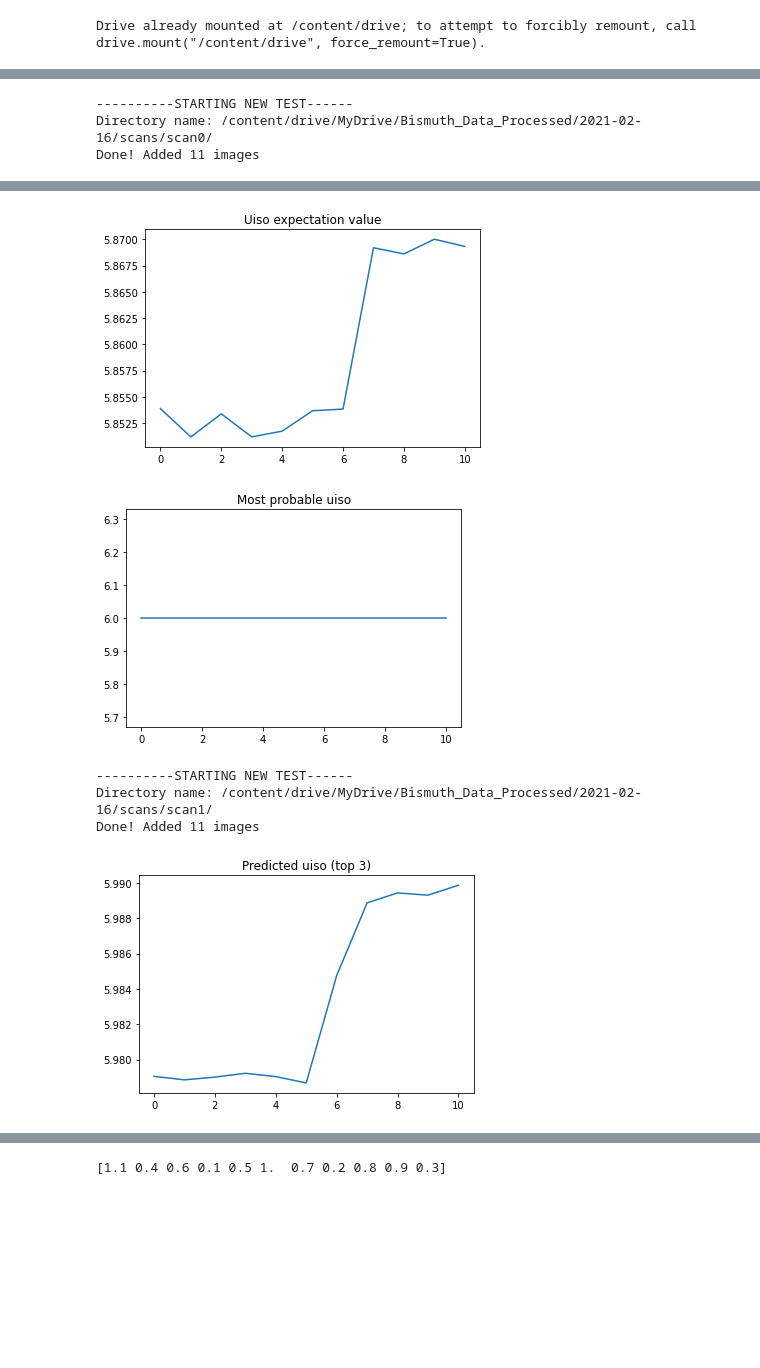
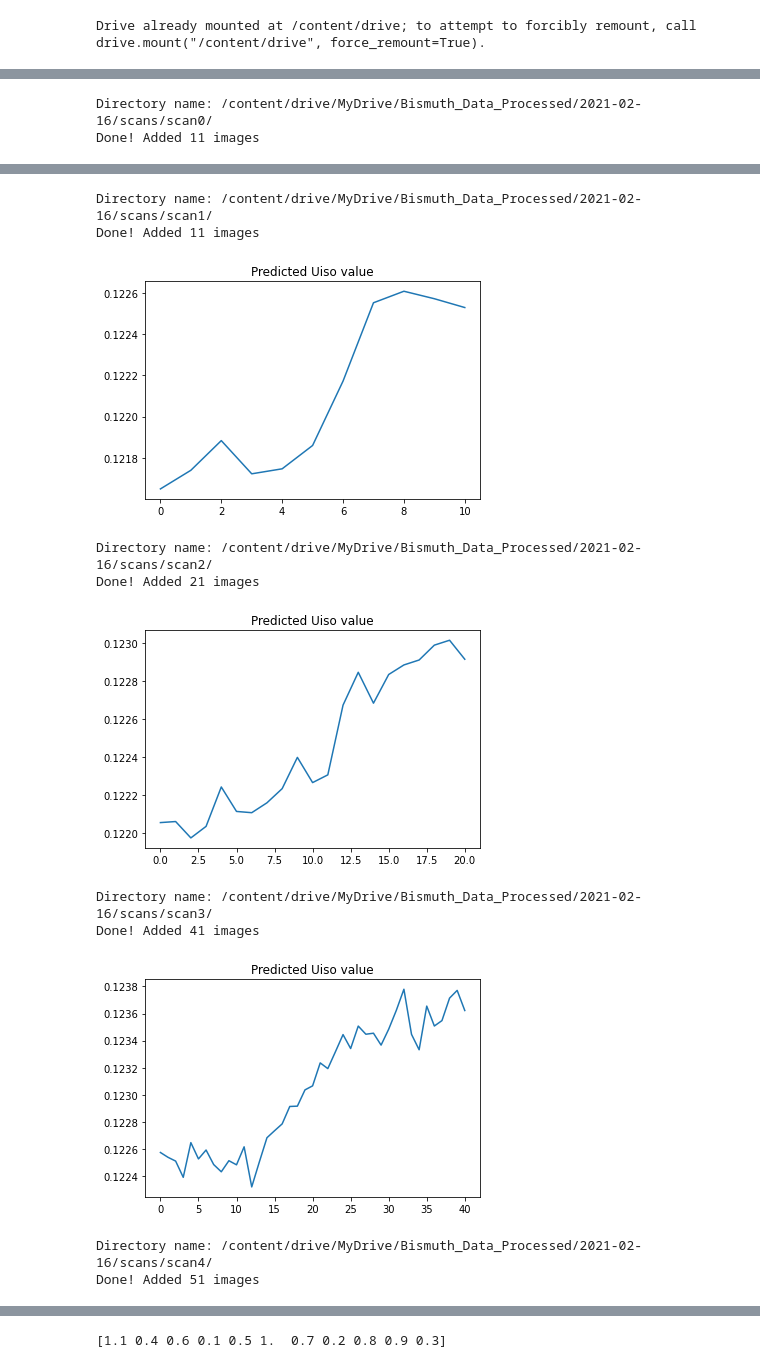
Before and after one commit to dhruv-sirohi/Miller-Lab-UED, a Jupyter notebook: Project 1: Synthetic Data Classification/Bismuth_CrystalMaker_Script.ipynb, the cells around one changed output, grey strips where cells are left out. Cells and saved outputs as stored; diff of their text form; code cells hidden in the pictures; blank space fills up the shorter version.

```diff
--- a/Project 1: Synthetic Data Classification/Bismuth_CrystalMaker_Script.ipynb
+++ b/Project 1: Synthetic Data Classification/Bismuth_CrystalMaker_Script.ipynb
@@ -274,7 +269,7 @@ for i in range(0,8):
 X,Y = zip(*images)
 
 X_array = np.array(X).reshape(-1,int(resolution),int(resolution),1)
-Y_array = np.array(Y).reshape(-1,11)
+Y_array = np.array(Y).reshape(-1,1)
 
 #Array shape is checked to ensure they are of equal length and of correct size
 print(X_array.shape)
@@ -321,23 +311,38 @@ model.compile(optimizer=opt, loss='categorical_crossentropy', metrics=['accuracy
 # %%
+#Building and compiling CNN
+
+model = build_cnn_model()
+#model = load_model()
+print("Loaded model")
+#Defining a decaying learning rate
+lr_schedule = keras.optimizers.schedules.ExponentialDecay(
+  initial_learning_rate=0.001,
+  decay_steps=10000,
+  decay_rate=0.97)
+
+opt = keras.optimizers.Adam(learning_rate=lr_schedule)
+
+model.compile(optimizer=opt, loss='mse',  metrics=[linear_regression_equality])
+
 #Defining lists to store accuracy and loss values over the course of training
 accuracy_values = []
 validation_accuracy_values= []
 loss_values = []
 validation_loss_values = []
 
-EPOCHS = 15
+EPOCHS = 5#150
 
 #Training Neural Net
 for epoch in range(1,EPOCHS+1):
 
   history = model.fit(X_array,Y_array,batch_size=30,epochs=1,validation_split=0.1)
   #Storing accuracy and loss values
-  accuracy_values.append(history.history['accuracy'][0])
-  validation_accuracy_values.append(history.history['val_accuracy'][0])
+  accuracy_values.append(history.history['linear_regression_equality'][0])
+  validation_accuracy_values.append(history.history['val_linear_regression_equality'][0])
   loss_values.append(history.history['loss'][0])
   validation_loss_values.append(history.history['val_loss'][0])
 
-  if epoch % 3 == 0:
+  if epoch % 30 == 0:
     print("SAVING NETWORK")
     weights_file_name = "/content/drive/MyDrive/Bismuth_Data_Processed/CNN_weights_{}.ckpt".format(epoch)
     model.save_weights(weights_file_name)
@@ -353,5 +358,6 @@ ax1.legend()
 ax2 = f2.add_subplot(111)
 ax2.plot(loss_values, "-b",label = "train loss")
 ax2.plot(validation_loss_values, "-r",label = "test loss")
+ax2.set_ylim([0,validation_loss_values[2]])
 ax2.legend()
 # %% [output]
@@ -382,7 +374,7 @@ SAVING NETWORK
 
 def load_model():
   model = build_cnn_model()
-  model.load_weights("/content/drive/MyDrive/Bismuth_Data_Processed/CNN_weights_3.ckpt").expect_partial()
+  model.load_weights("/content/drive/MyDrive/Bismuth_Data_Processed/CNN_weights_150.ckpt").expect_partial()
   return model
 
 model = load_model()
@@ -418,13 +410,13 @@ data_dir = '/content/drive/MyDrive/Bismuth_Data_Processed/'
 for date in dates:
   date = "2021-02-" + str(date) + "/scans/scan"
   for i in dirs_to_open:
-    print("----------STARTING NEW TEST------")
+    #print("----------STARTING NEW TEST------")
     scan_num = str(i)#input("Which scan do you want to analyze?")
     dir_name = data_dir + date + scan_num + "/"
-    print("Directory name: "+dir_name)
     #for file in os.scandir(dir_name):
     #  print(file.path)
     if os.path.exists(dir_name):
+      print("Directory name: "+dir_name)
       file_name_array, data_dict = process_data(dir_name)
       file_name_array.sort()
       #print(file_name_array)
@@ -443,10 +435,18 @@ for date in dates:
         X_test_arr = np.expand_dims(np.array(X_test),-1)
 
         predictions = model.predict(X_test_arr)
+        reg_preds = []
+        for prediction in predictions:
+          reg_preds.append(prediction)
+        if len(reg_preds) > 1:
+          plt.plot(reg_preds)
+          plt.title("Predicted Uiso value")
+          plt.show()
+        """
         pred_vals = []
         max_pred = []
         max_pred_series_3 = []
-        one_hot_conversion_vector = np.array([0,1,2,3,4,5,6,7,8,9,10])
+        one_hot_conversion_vector = np.array([0.0,0.1,0.2,0.3,0.4,0.5,0.6,0.7,0.8,0.9,1.0])
         for prediction in predictions:
 
           index_list = np.argpartition(prediction, range(0,len(prediction)))[-3:]
@@ -473,9 +473,9 @@ for date in dates:
 
         #interesting, only see max pred go up for max fluence... (not apparent on this iteration)
         #if i train for many epochs, maybe it overfits because of relatively small basis of original data points in dataset, but uiso trend actually reverses
+        """
       except:
         print("Couldn't load")
 # %% [output]
-----------STARTING NEW TEST------
 Directory name: /content/drive/MyDrive/Bismuth_Data_Processed/2021-02-16/scans/scan0/
 Done! Added 11 images
@@ -483,6 +483,11 @@ Done! Added 11 images
+Directory name: /content/drive/MyDrive/Bismuth_Data_Processed/2021-02-16/scans/scan1/
+Done! Added 11 images
-[figure, old version]
+[figure, new version]
+Directory name: /content/drive/MyDrive/Bismuth_Data_Processed/2021-02-16/scans/scan2/
+Done! Added 21 images
-[figure, old version]
+[figure, new version]
-----------STARTING NEW TEST------
-Directory name: /content/drive/MyDrive/Bismuth_Data_Processed/2021-02-16/scans/scan1/
-Done! Added 11 images
+Directory name: /content/drive/MyDrive/Bismuth_Data_Processed/2021-02-16/scans/scan3/
+Done! Added 41 images
-[figure, old version]
+[figure, new version]
+Directory name: /content/drive/MyDrive/Bismuth_Data_Processed/2021-02-16/scans/scan4/
+Done! Added 51 images
```
Also changed, not shown: parts of 11 cells of this notebook.
